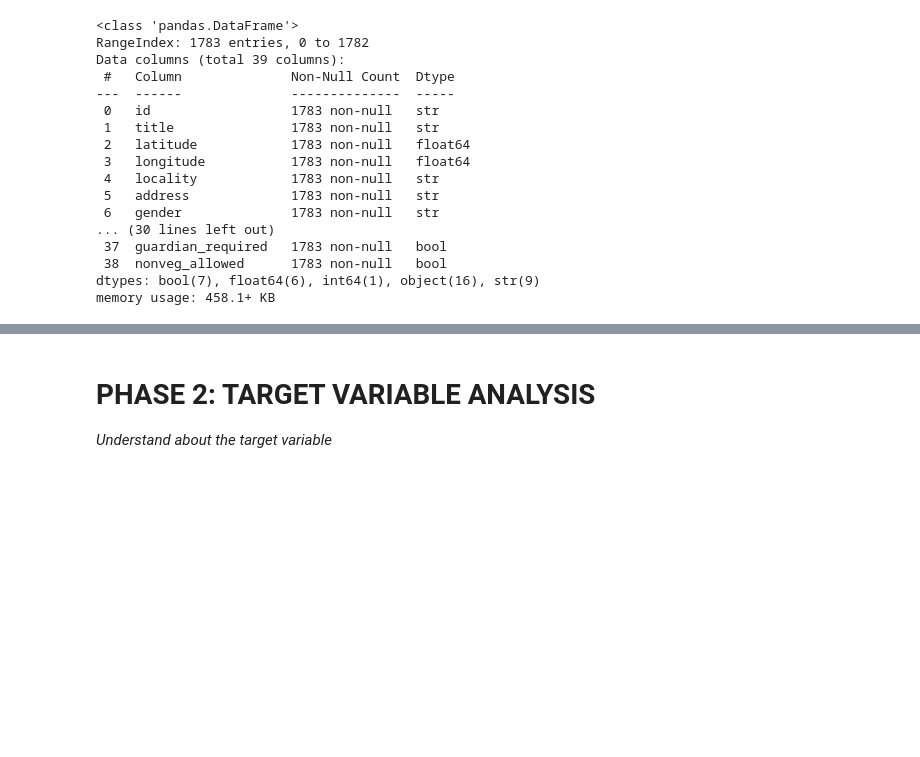
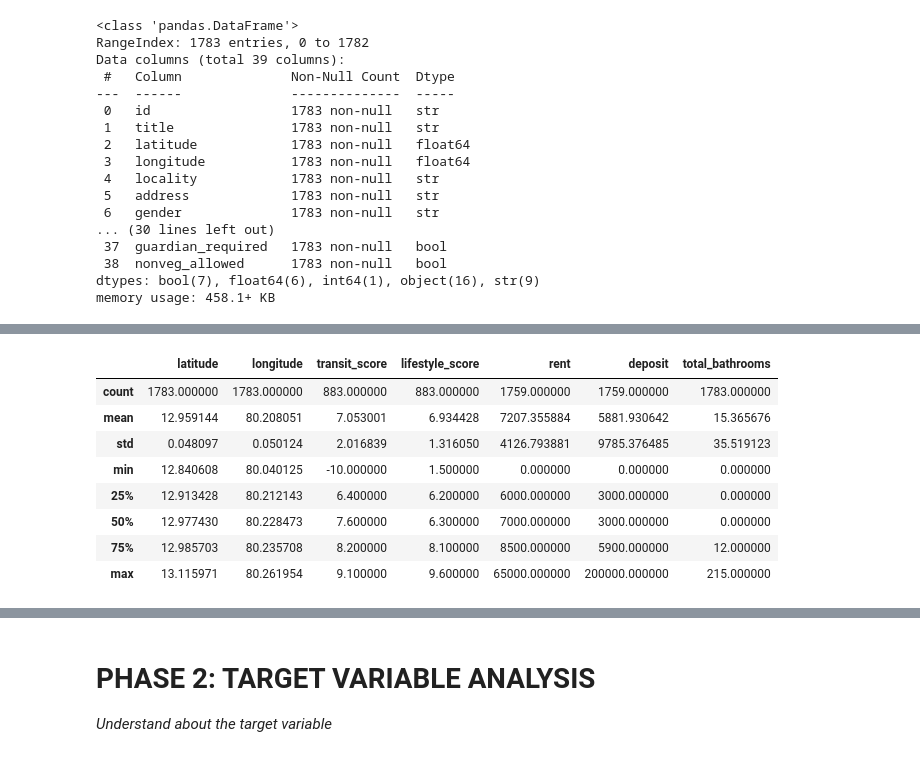
Before and after one commit to DineshMSDian/chennai-pg-price-predictor, a Jupyter notebook: Notebooks/01_eda_cleanup.ipynb, the cells around one changed output, grey strips where cells are left out. Saved outputs shown, nothing was run; the diff lists cells and outputs as text; code cells hidden in the pictures; blank space fills up the shorter version.

```diff
--- a/Notebooks/01_eda_cleanup.ipynb
+++ b/Notebooks/01_eda_cleanup.ipynb
@@ -62,0 +238,13 @@ df.isnull().sum().value_counts(ascending=False).rename_axis('Missing Values').re
+# %%
+# 1.5 Basic stats
+df.describe(include=['int64', 'float64'])   # numeric columns
+# %% [output]
+|  | latitude | longitude | transit_score | lifestyle_score | rent | deposit | total_bathrooms |
+| count | 1783.000000 | 1783.000000 | 883.000000 | 883.000000 | 1759.000000 | 1759.000000 | 1783.000000 |
+| mean | 12.959144 | 80.208051 | 7.053001 | 6.934428 | 7207.355884 | 5881.930642 | 15.365676 |
+| std | 0.048097 | 0.050124 | 2.016839 | 1.316050 | 4126.793881 | 9785.376485 | 35.519123 |
+| min | 12.840608 | 80.040125 | -10.000000 | 1.500000 | 0.000000 | 0.000000 | 0.000000 |
+| 25% | 12.913428 | 80.212143 | 6.400000 | 6.200000 | 6000.000000 | 3000.000000 | 0.000000 |
+| 50% | 12.977430 | 80.228473 | 7.600000 | 6.300000 | 7000.000000 | 3000.000000 | 0.000000 |
+| 75% | 12.985703 | 80.235708 | 8.200000 | 8.100000 | 8500.000000 | 5900.000000 | 12.000000 |
+| max | 13.115971 | 80.261954 | 9.100000 | 9.600000 | 65000.000000 | 200000.000000 | 215.000000 |
```
Also changed, not shown: parts of 15 cells of this notebook.
